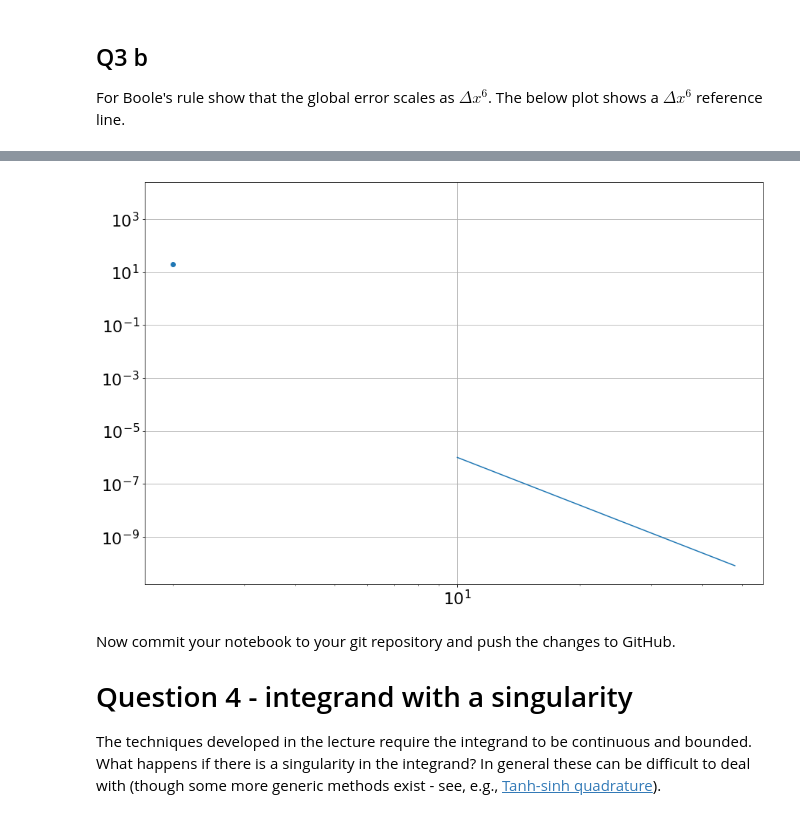
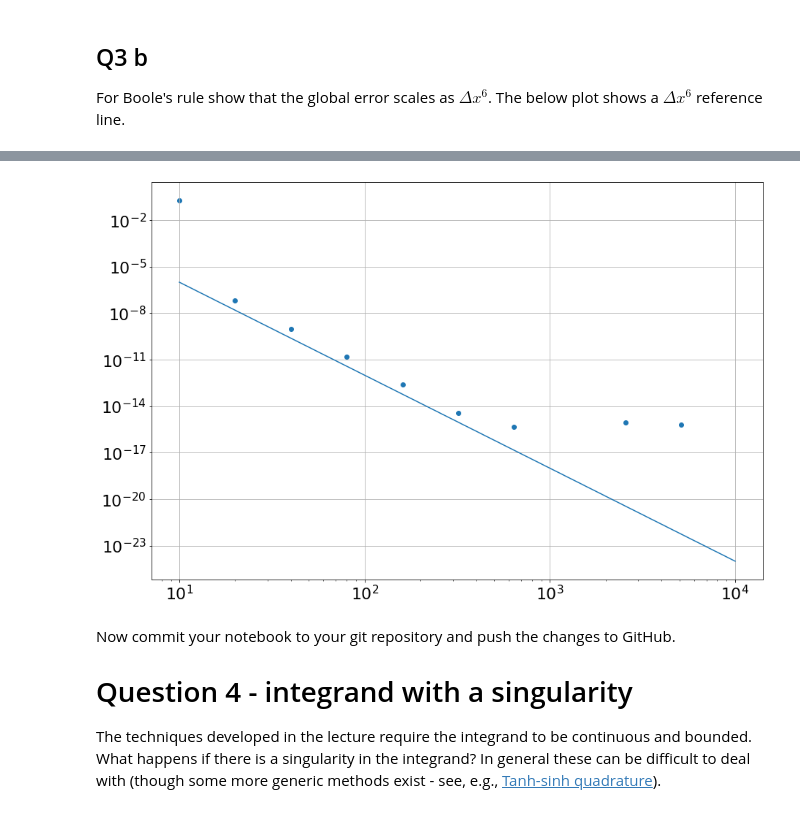
Before and after one commit to Maksymilian5275/ACM20030-Assignments, a Jupyter notebook: ACM20030-Assignment4/Assignment-4.ipynb, the cells around one changed output, grey strips where cells are left out. Saved outputs shown, nothing was run; the diff lists cells and outputs as text; code cells hidden in the pictures.

```diff
--- a/ACM20030-Assignment4/Assignment-4.ipynb
+++ b/ACM20030-Assignment4/Assignment-4.ipynb
@@ -179,13 +179,15 @@ Write a function that numerically integrates another function using Boole's rule
 #No function definition given
 
 def BooleInt(f,a,b,N):
-    dx=(b-a)/4
+    dx=(b-a)/N
     xi=a
     area=0
-
-    for i in range(0,N,5):
+    i=0
+    while i < N:
         area+=((2*dx)/45)*(7*f(a+i*dx)+32*f(a+(i+1)*dx)+12*f(a+(i+2)*dx)+32*f(a+(i+3)*dx)+7*f(a+(i+4)*dx))
 
+        xi+=dx
+        i+=4
     return area
 # %% [markdown]
 Test your function by evaluating the following using 100 strips.
@@ -194,6 +196,9 @@ $$ \int_0^\pi \sin(x)\,dx $$
 # %%
 def k(x):
     return np.sin(x)
-
+I=-np.cos(np.pi)+1
 BooleInt(k,0,np.pi,100)
+print(I)
+print(BooleInt(k,0,np.pi,100))
+print(np.pi)
 # %% [output]
@@ -233,14 +242,14 @@ while i<imax:
 # %%
-x = np.linspace(10,48,100)
+x = np.linspace(10,1e4)
 y = x**-6
 
-plt.scatter(errBoole[:,0],errBoole[:,1]);
+plt.scatter(errBoole[:,0],errBoole[:,1])
 plt.yscale('log')
 plt.xscale('log')
 plt.grid(True)
 plt.plot(x,y);
 # %% [output]
-[figure, old version]
+[figure, new version]
 # %% [markdown]
 Now commit your notebook to your git repository and push the changes to GitHub.
 
```
Also changed, not shown: parts of 10 cells of this notebook.
